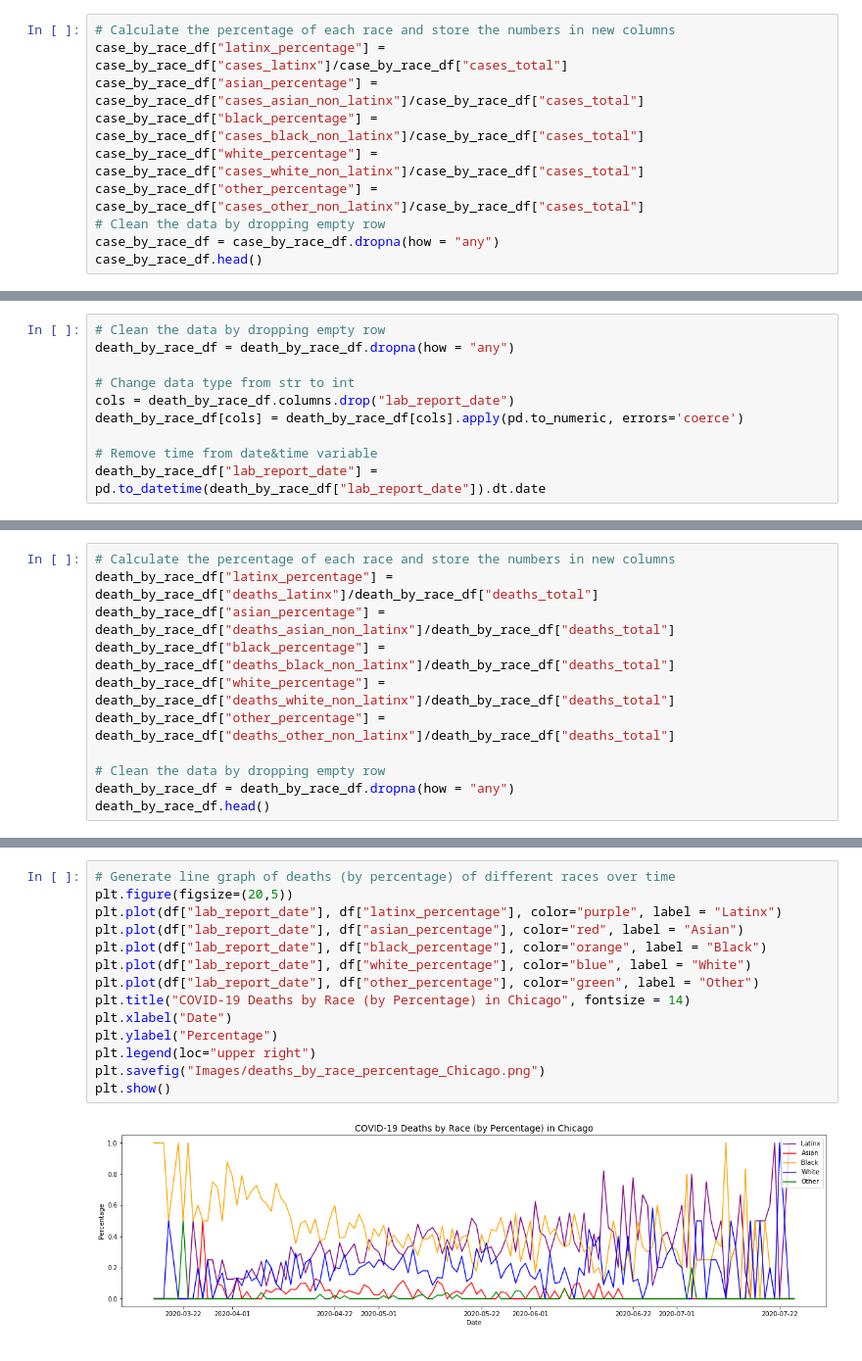
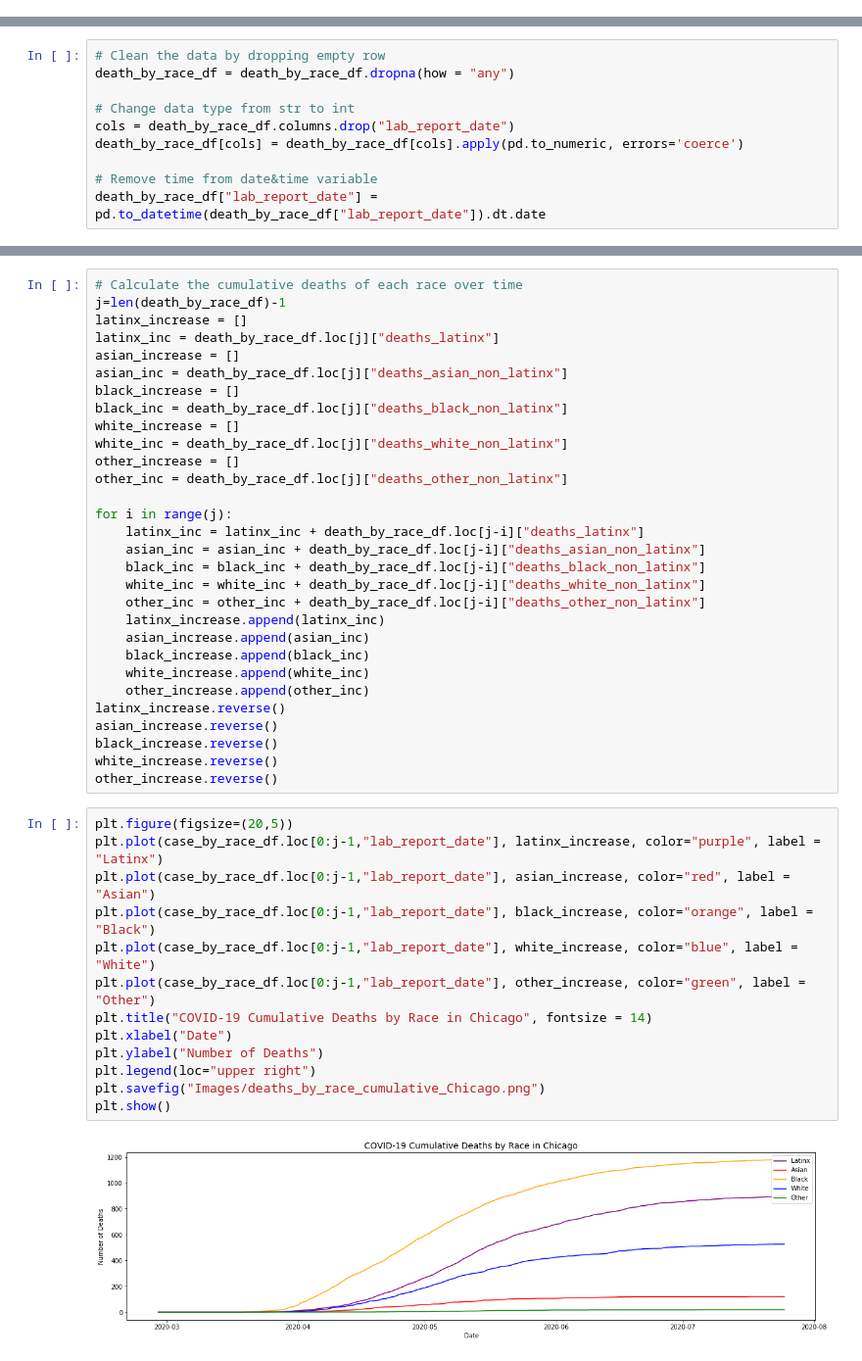
Before and after one commit to brankopoledic/covid-demo, a Jupyter notebook: rosa files/covid_chicago_JZ.ipynb, the cells around one changed output, grey strips where cells are left out. Shown at 98% size. Saved outputs shown, nothing was run; the diff lists cells and outputs as text.

```diff
--- a/rosa files/covid_chicago_JZ.ipynb
+++ b/rosa files/covid_chicago_JZ.ipynb
@@ -69,10 +68,0 @@ plt.show()
-# %%
-# Calculate the percentage of each race and store the numbers in new columns
-case_by_race_df["latinx_percentage"] = case_by_race_df["cases_latinx"]/case_by_race_df["cases_total"]
-case_by_race_df["asian_percentage"] = case_by_race_df["cases_asian_non_latinx"]/case_by_race_df["cases_total"]
-case_by_race_df["black_percentage"] = case_by_race_df["cases_black_non_latinx"]/case_by_race_df["cases_total"]
-case_by_race_df["white_percentage"] = case_by_race_df["cases_white_non_latinx"]/case_by_race_df["cases_total"]
-case_by_race_df["other_percentage"] = case_by_race_df["cases_other_non_latinx"]/case_by_race_df["cases_total"]
-# Clean the data by dropping empty row
-case_by_race_df = case_by_race_df.dropna(how = "any")
-case_by_race_df.head()
@@ -184,11 +178,0 @@ plt.show()
-# %%
-# Calculate the percentage of each race and store the numbers in new columns
-death_by_race_df["latinx_percentage"] = death_by_race_df["deaths_latinx"]/death_by_race_df["deaths_total"]
-death_by_race_df["asian_percentage"] = death_by_race_df["deaths_asian_non_latinx"]/death_by_race_df["deaths_total"]
-death_by_race_df["black_percentage"] = death_by_race_df["deaths_black_non_latinx"]/death_by_race_df["deaths_total"]
-death_by_race_df["white_percentage"] = death_by_race_df["deaths_white_non_latinx"]/death_by_race_df["deaths_total"]
-death_by_race_df["other_percentage"] = death_by_race_df["deaths_other_non_latinx"]/death_by_race_df["deaths_total"]
-
-# Clean the data by dropping empty row
-death_by_race_df = death_by_race_df.dropna(how = "any")
-death_by_race_df.head()
@@ -220,18 +179,47 @@ df
+# %%
+# Calculate the cumulative deaths of each race over time
+j=len(death_by_race_df)-1
+latinx_increase = []
+latinx_inc = death_by_race_df.loc[j]["deaths_latinx"]
+asian_increase = []
+asian_inc = death_by_race_df.loc[j]["deaths_asian_non_latinx"]
+black_increase = []
+black_inc = death_by_race_df.loc[j]["deaths_black_non_latinx"]
+white_increase = []
+white_inc = death_by_race_df.loc[j]["deaths_white_non_latinx"]
+other_increase = []
+other_inc = death_by_race_df.loc[j]["deaths_other_non_latinx"]
+
+for i in range(j):
+    latinx_inc = latinx_inc + death_by_race_df.loc[j-i]["deaths_latinx"]
+    asian_inc = asian_inc + death_by_race_df.loc[j-i]["deaths_asian_non_latinx"]
+    black_inc = black_inc + death_by_race_df.loc[j-i]["deaths_black_non_latinx"]
+    white_inc = white_inc + death_by_race_df.loc[j-i]["deaths_white_non_latinx"]
+    other_inc = other_inc + death_by_race_df.loc[j-i]["deaths_other_non_latinx"]
+    latinx_increase.append(latinx_inc)
+    asian_increase.append(asian_inc)
+    black_increase.append(black_inc)
+    white_increase.append(white_inc)
+    other_increase.append(other_inc)
+latinx_increase.reverse()
+asian_increase.reverse()
+black_increase.reverse()
+white_increase.reverse()
+other_increase.reverse()
 # %%
-# Generate line graph of deaths (by percentage) of different races over time
 plt.figure(figsize=(20,5))
-plt.plot(df["lab_report_date"], df["latinx_percentage"], color="purple", label = "Latinx")
-plt.plot(df["lab_report_date"], df["asian_percentage"], color="red", label = "Asian")
-plt.plot(df["lab_report_date"], df["black_percentage"], color="orange", label = "Black")
-plt.plot(df["lab_report_date"], df["white_percentage"], color="blue", label = "White")
-plt.plot(df["lab_report_date"], df["other_percentage"], color="green", label = "Other")
-plt.title("COVID-19 Deaths by Race (by Percentage) in Chicago", fontsize = 14)
+plt.plot(case_by_race_df.loc[0:j-1,"lab_report_date"], latinx_increase, color="purple", label = "Latinx")
+plt.plot(case_by_race_df.loc[0:j-1,"lab_report_date"], asian_increase, color="red", label = "Asian")
+plt.plot(case_by_race_df.loc[0:j-1,"lab_report_date"], black_increase, color="orange", label = "Black")
+plt.plot(case_by_race_df.loc[0:j-1,"lab_report_date"], white_increase, color="blue", label = "White")
+plt.plot(case_by_race_df.loc[0:j-1,"lab_report_date"], other_increase, color="green", label = "Other")
+plt.title("COVID-19 Cumulative Deaths by Race in Chicago", fontsize = 14)
 plt.xlabel("Date")
-plt.ylabel("Percentage")
+plt.ylabel("Number of Deaths")
 plt.legend(loc="upper right")
-plt.savefig("Images/deaths_by_race_percentage_Chicago.png")
+plt.savefig("Images/deaths_by_race_cumulative_Chicago.png")
 plt.show()
 # %% [output]
-[figure, old version]
+[figure, new version]
 # %%
 # Calculate the cumulative deaths of each race
```
Also changed, not shown: parts of 11 cells of this notebook, 7 other files.
